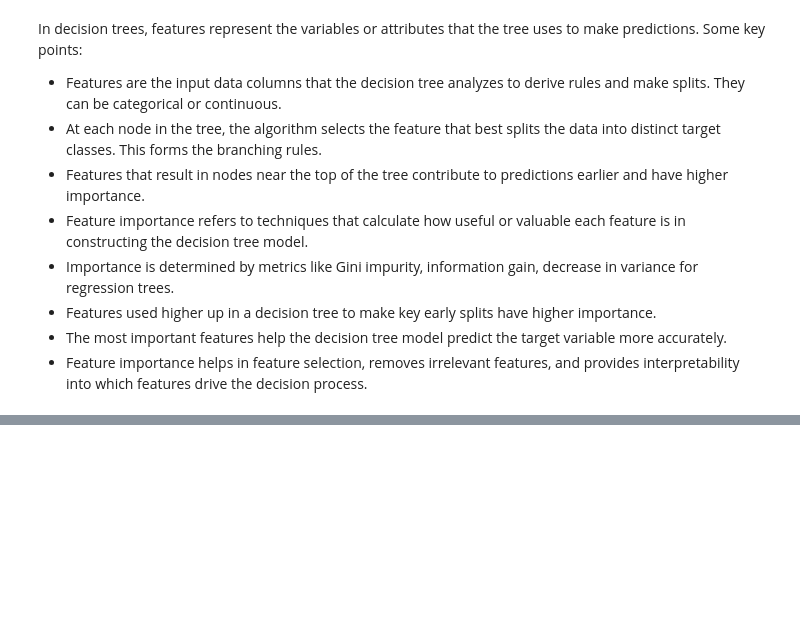
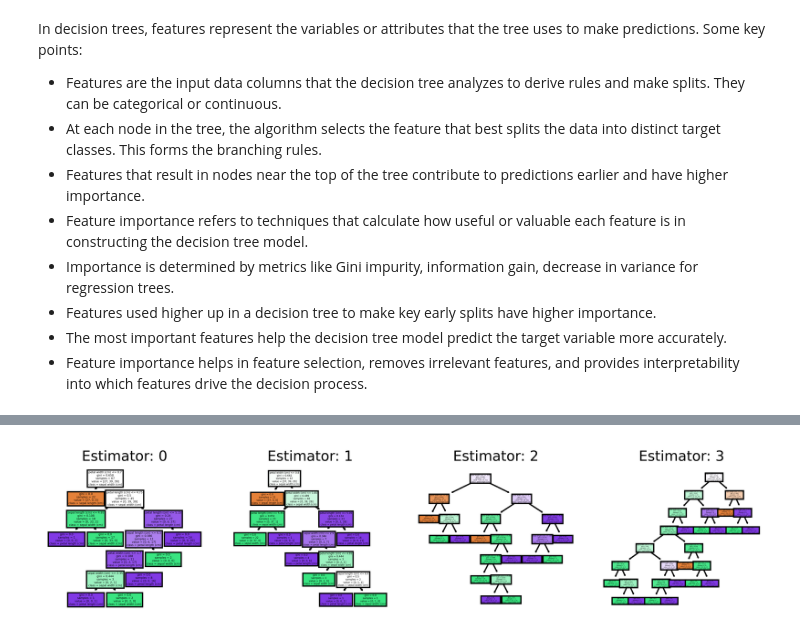
Before and after one commit to uOttawa-IT-Research-teaching/DecisionTrees, a Jupyter notebook: 2-intro_iris_RF.ipynb, the cells around one changed output, grey strips where cells are left out. Cells and saved outputs as stored; diff of their text form; code cells hidden in the pictures; blank space fills up the shorter version.

```diff
--- a/2-intro_iris_RF.ipynb
+++ b/2-intro_iris_RF.ipynb
@@ -161,0 +182,13 @@ AUROC   Model
+# %%
+fn=iris.feature_names
+cn=iris.feature_names
+fig, axes = plt.subplots(nrows = 1,ncols = 4,figsize = (10,2), dpi=900)
+for index in range(0, 4):
+  tree.plot_tree(clf['Random Forest'].estimators_[index],
+               feature_names = fn,
+               class_names=cn,
+               filled = True,
+               ax = axes[index]);
+  axes[index].set_title('Estimator: ' + str(index), fontsize = 11)
+# %% [output]
+[figure, added]
```
Also changed, not shown: parts of 16 cells of this notebook, 2 other files.
